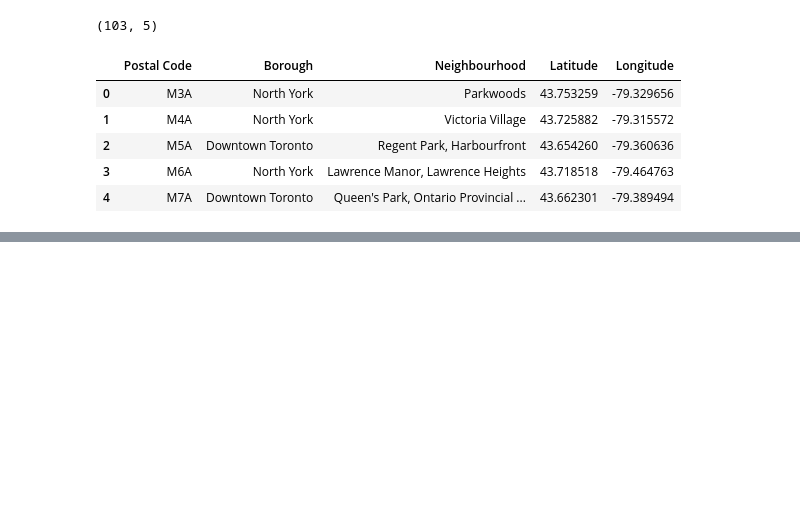
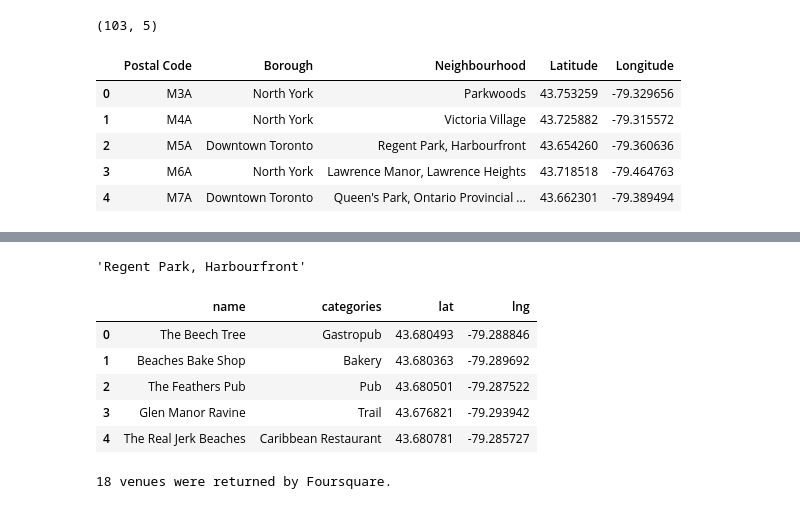
Before and after one commit to lararachidi/Coursera_Capstone, a Jupyter notebook: Coursera_Capstone.ipynb, the cells around one changed output, grey strips where cells are left out. Cells and saved outputs as stored; diff of their text form; code cells hidden in the pictures; blank space fills up the shorter version.

```diff
--- a/Coursera_Capstone.ipynb
+++ b/Coursera_Capstone.ipynb
@@ -107,0 +232,60 @@ final_df.head()
+# %%
+# find the first neighbourhood in Toronto
+
+main_neighbourhood = toronto_table.loc[0, 'Neighbourhood']
+main_neighbourhood
+# %% [output]
+'Regent Park, Harbourfront'
+# %%
+# use Foursquare API to search the beaches and get JSON file
+
+url = 'https://api.foursquare.com/v2/venues/explore?&client_id={}&client_secret={}&v={}&ll={},{}&radius={}&limit={}'.format(
+    CLIENT_ID,
+    CLIENT_SECRET,
+    VERSION,
+    43.68,
+   -79.29,
+    RADIUS,
+    LIMIT)
+results = requests.get(url).json()
+# %%
+# function that extracts venues
+
+def get_category_type(row):
+    try:
+        categories_list = row['categories']
+    except:
+        categories_list = row['venue.categories']
+
+    if len(categories_list) == 0:
+        return None
+    else:
+        return categories_list[0]['name']
+# %%
+# normalise the file and create a new dataframe
+venues = results['response']['groups'][0]['items']
+nearby_venues = json_normalize(venues)
+nearby_venues
+
+
+# filter columns
+filtered_columns = ['venue.name', 'venue.categories', 'venue.location.lat', 'venue.location.lng']
+nearby_venues =nearby_venues.loc[:, filtered_columns]
+
+# filter the category for each row
+nearby_venues['venue.categories'] = nearby_venues.apply(get_category_type, axis=1)
+
+# clean columns
+nearby_venues.columns = [col.split(".")[-1] for col in nearby_venues.columns]
+nearby_venues.head()
+# %% [output]
+|  | name | categories | lat | lng |
+| 0 | The Beech Tree | Gastropub | 43.680493 | -79.288846 |
+| 1 | Beaches Bake Shop | Bakery | 43.680363 | -79.289692 |
+| 2 | The Feathers Pub | Pub | 43.680501 | -79.287522 |
+| 3 | Glen Manor Ravine | Trail | 43.676821 | -79.293942 |
+| 4 | The Real Jerk Beaches | Caribbean Restaurant | 43.680781 | -79.285727 |
+# %%
+print('{} venues were returned by Foursquare.'.format(nearby_venues.shape[0]))
+# %% [output]
+18 venues were returned by Foursquare.
```
Also changed, not shown: parts of 17 cells of this notebook.
